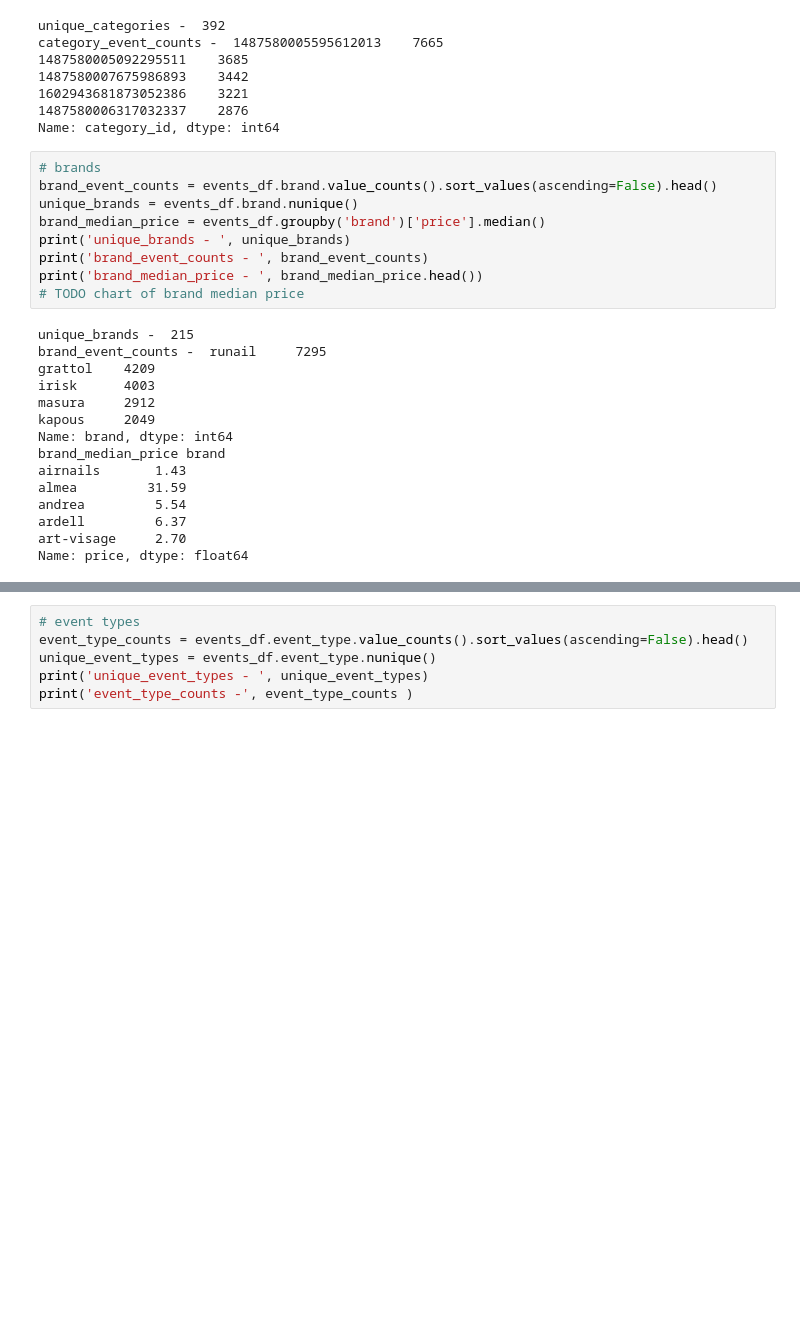
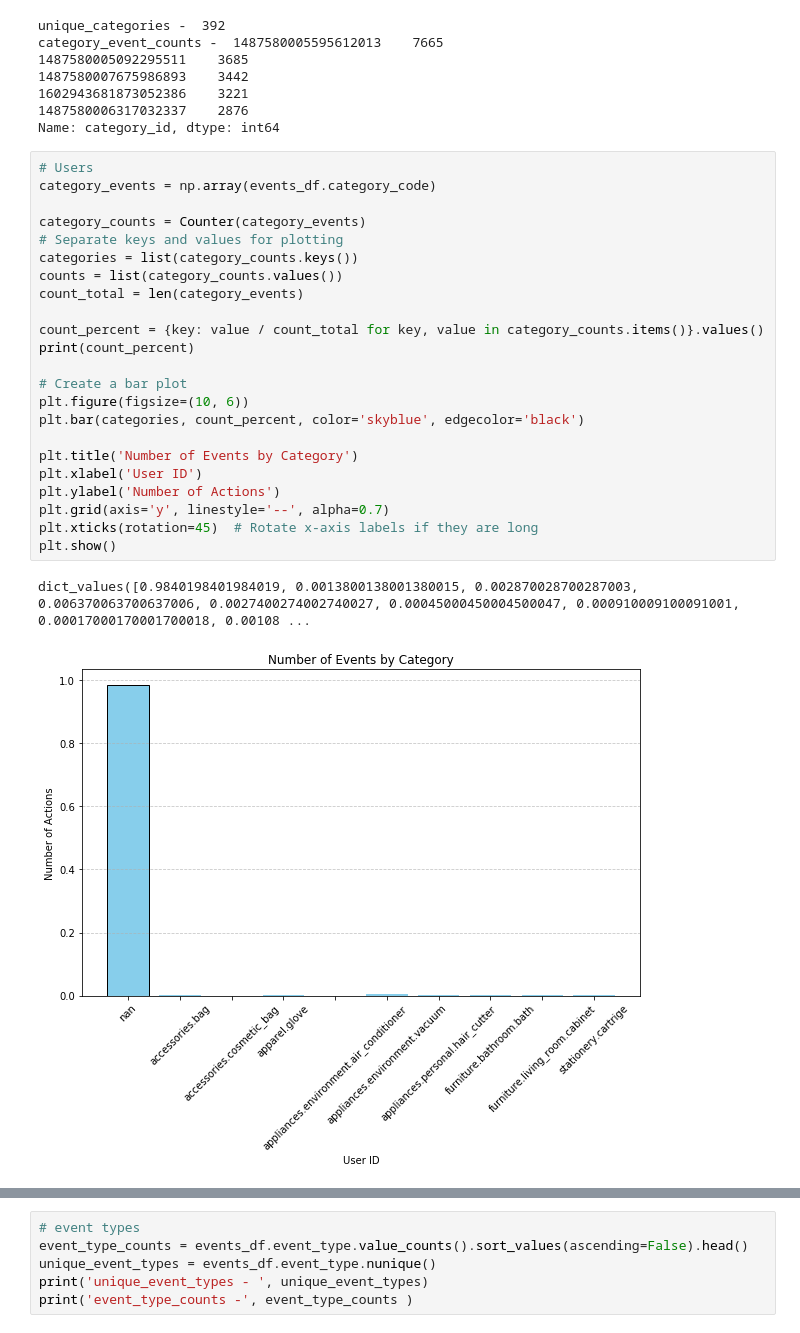
Before and after one commit to adriangbrown/datascience, a Jupyter notebook: capstone/product_recommendations.ipynb, the cells around one changed output, grey strips where cells are left out. Cells and saved outputs as stored; diff of their text form; blank space fills up the shorter version.

```diff
--- a/capstone/product_recommendations.ipynb
+++ b/capstone/product_recommendations.ipynb
@@ -67,27 +152,29 @@ category_event_counts -  1487580005595612013    7665
 1602943681873052386    3221
 1487580006317032337    2876
 Name: category_id, dtype: int64
-# %%
-# brands
-brand_event_counts = events_df.brand.value_counts().sort_values(ascending=False).head()
-unique_brands = events_df.brand.nunique()
-brand_median_price = events_df.groupby('brand')['price'].median()
-print('unique_brands - ', unique_brands)
-print('brand_event_counts - ', brand_event_counts)
-print('brand_median_price - ', brand_median_price.head())
-# TODO chart of brand median price
-# %% [output]
-unique_brands -  215
-brand_event_counts -  runail     7295
-grattol    4209
-irisk      4003
-masura     2912
-kapous     2049
-Name: brand, dtype: int64
-brand_median_price brand
-airnails       1.43
-almea         31.59
-andrea         5.54
-ardell         6.37
-art-visage     2.70
-Name: price, dtype: float64
+# %%
+# Users
+category_events = np.array(events_df.category_code)
+
+category_counts = Counter(category_events)
+# Separate keys and values for plotting
+categories = list(category_counts.keys())
+counts = list(category_counts.values())
+count_total = len(category_events)
+
+count_percent = {key: value / count_total for key, value in category_counts.items()}.values()
+print(count_percent)
+
+# Create a bar plot
+plt.figure(figsize=(10, 6))
+plt.bar(categories, count_percent, color='skyblue', edgecolor='black')
+
+plt.title('Number of Events by Category')
+plt.xlabel('User ID')
+plt.ylabel('Number of Actions')
+plt.grid(axis='y', linestyle='--', alpha=0.7)
+plt.xticks(rotation=45)  # Rotate x-axis labels if they are long
+plt.show()
+# %% [output]
+dict_values([0.9840198401984019, 0.0013800138001380015, 0.002870028700287003, 0.006370063700637006, 0.0027400274002740027, 0.00045000450004500047, 0.000910009100091001, 0.00017000170001700018, 0.00108 ...
+[figure, added]
```
Also changed, not shown: parts of 10 cells of this notebook, 1 other file.
